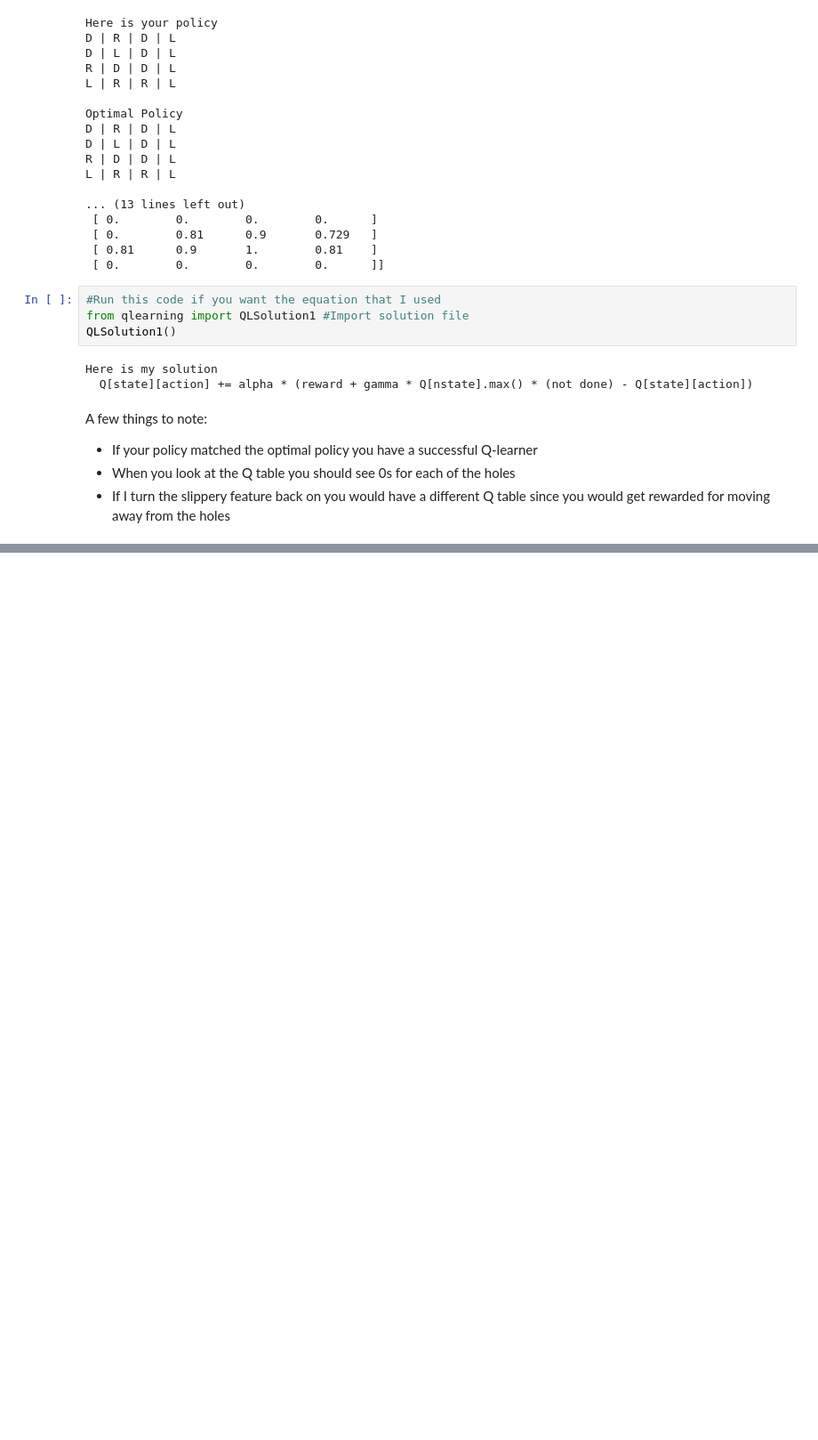
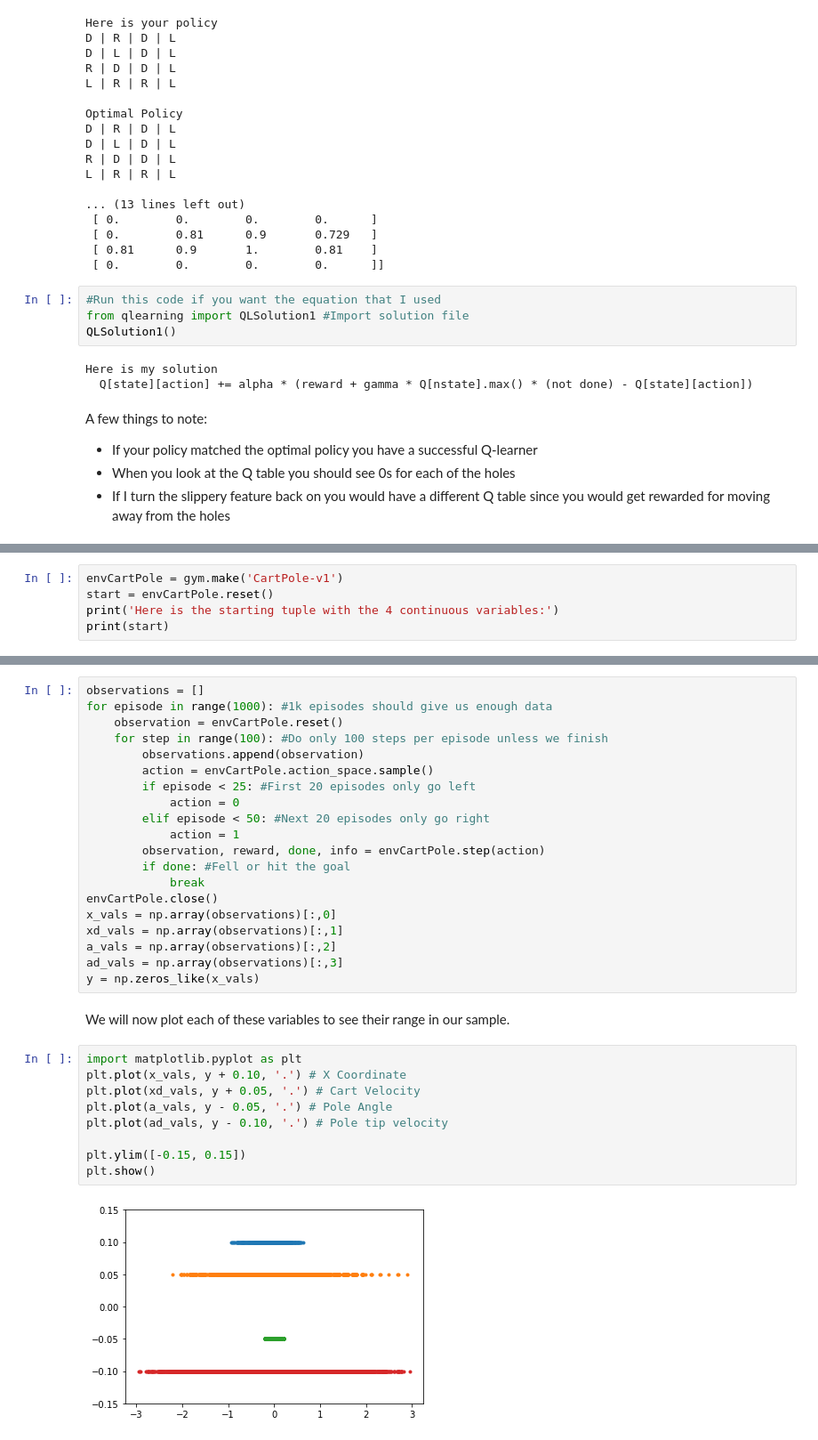
Before and after one commit to ehennis/ReinforcementLearning, a Jupyter notebook: 02-QLearning.ipynb, the cells around one changed output, grey strips where cells are left out. Shown: that part at 89% size. Drawn from its saved outputs; the diff is of its cells as text; blank space fills up the shorter version.

Commit message:
Created some graphs for discritization

```diff
--- a/02-QLearning.ipynb
+++ b/02-QLearning.ipynb
@@ -217,0 +223,5 @@ Explain this section. Use discretization and then show its limitations
+# %%
+envCartPole = gym.make('CartPole-v1')
+start = envCartPole.reset()
+print('Here is the starting tuple with the 4 continuous variables:')
+print(start)
@@ -217,0 +238,33 @@ Explain this section. Use discretization and then show its limitations
+# %%
+observations = []
+for episode in range(1000): #1k episodes should give us enough data
+    observation = envCartPole.reset()
+    for step in range(100): #Do only 100 steps per episode unless we finish
+        observations.append(observation)
+        action = envCartPole.action_space.sample()
+        if episode < 25: #First 20 episodes only go left
+            action = 0
+        elif episode < 50: #Next 20 episodes only go right
+            action = 1
+        observation, reward, done, info = envCartPole.step(action)
+        if done: #Fell or hit the goal
+            break
+envCartPole.close()
+x_vals = np.array(observations)[:,0]
+xd_vals = np.array(observations)[:,1]
+a_vals = np.array(observations)[:,2]
+ad_vals = np.array(observations)[:,3]
+y = np.zeros_like(x_vals)
+# %% [markdown]
+We will now plot each of these variables to see their range in our sample.
+# %%
+import matplotlib.pyplot as plt
+plt.plot(x_vals, y + 0.10, '.') # X Coordinate
+plt.plot(xd_vals, y + 0.05, '.') # Cart Velocity
+plt.plot(a_vals, y - 0.05, '.') # Pole Angle
+plt.plot(ad_vals, y - 0.10, '.') # Pole tip velocity
+
+plt.ylim([-0.15, 0.15])
+plt.show()
+# %% [output]
+[figure, added]
```
Also changed, not shown: parts of 24 cells of this notebook.
